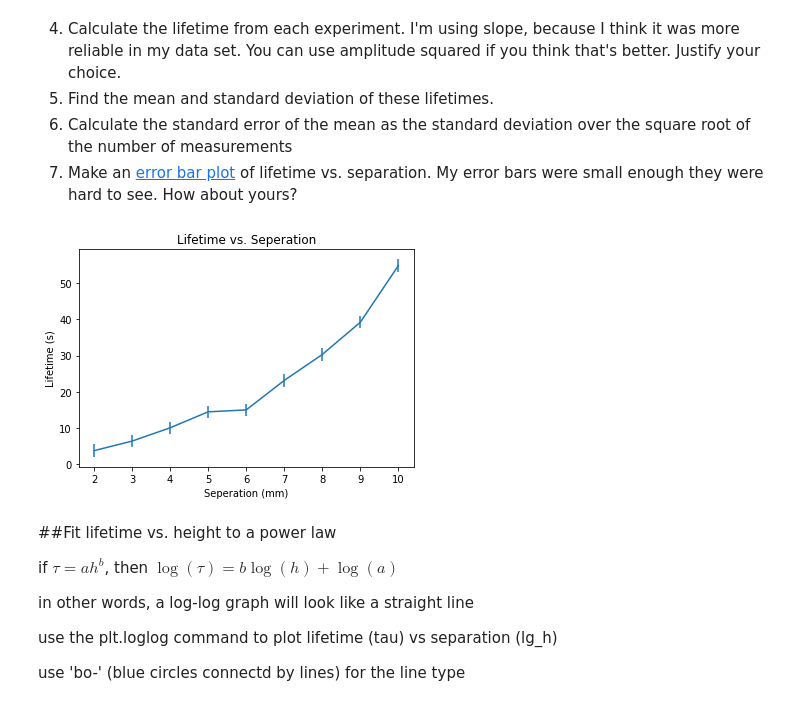
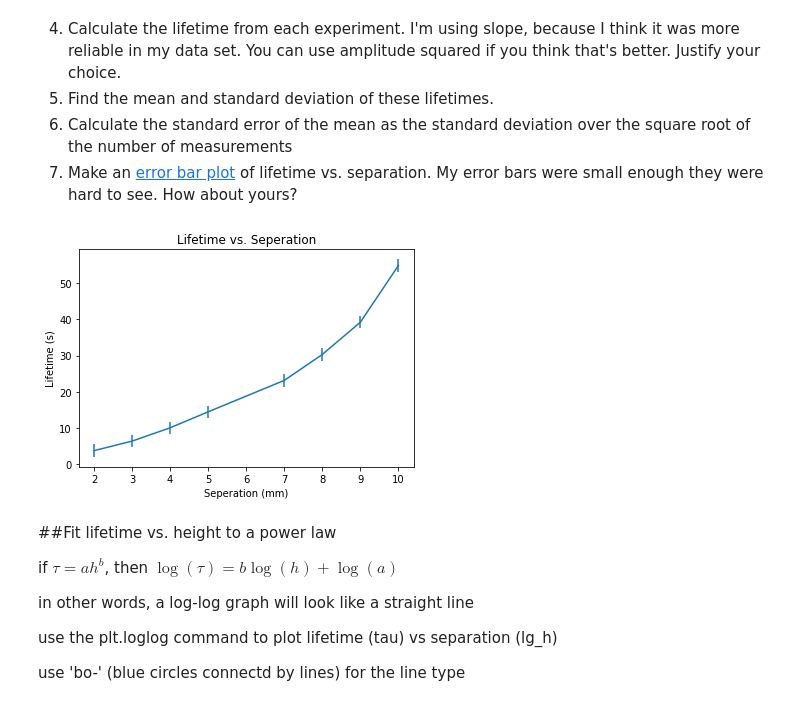
Before and after one commit to NYUExperimentalPhysics1-2021/labanalysis2-seennotheard, a Jupyter notebook: LabAnalysis2.ipynb, the cells around one changed output. Saved outputs shown, nothing was run; the diff lists cells and outputs as text; code cells hidden in the pictures.

```diff
--- a/LabAnalysis2.ipynb
+++ b/LabAnalysis2.ipynb
@@ -339,8 +339,11 @@ We need to do the following:
   1. Calculate the standard error of the mean as the standard deviation over the square root of the number of measurements
 1. Make an [error bar plot](https://physics.nyu.edu/pine/pymanual/html/chap5/chap5_plot.html#error-bars) of lifetime vs. separation. My error bars were small enough they were hard to see. How about yours?
 # %%
-lg_dir = ["2mm", "3mm", "4mm", "5mm", "6mm", "7mm", "8mm", "9mm", "10mm"] #replace with your directory names
-lg_h = np.array((2,3,4,5,6,7,8,9,10),'float') #replace with your distances
+#lg_dir = ["2mm", "3mm", "4mm", "5mm", "6mm", "7mm", "8mm", "9mm", "10mm"] #replace with your directory names
+#lg_h = np.array((2,3,4,5,6,7,8,9,10),'float') #replace with your distances
+#threw out 6mm bc outlier
+lg_dir = ["2mm", "3mm", "4mm", "5mm", "7mm", "8mm", "9mm", "10mm"] #replace with your directory names
+lg_h = np.array((2,3,4,5,7,8,9,10),'float') #replace with your distances
 maxtime = [-1] * len(lg_dir) #[-1, -1, -1, -1, -1, -1, -1, -1, -1] - you can explicitly define times for some or all directories if the default of 1.5 lifetimes isn't good for you
 
 #initialize numpy arrays
@@ -353,34 +356,34 @@ for i in range(len(lg_dir)):
     lifetime = []
     #if maxtime isn't defined, then calculate lifetime and use 1.5 lifetimes as the max time
     if (maxtime[i] <= 0):
       for file in largeSlope[key]:
         time, slope, number = loadSlopeFile(file)
         if (len(time) > 4):
           #CODE 14: two lines, calculate exponential fit of slope to time - time[0] and append -1/b to lifetime list
           a,b,*_ = fitExponential(time-time[0], slope)
           lifetime.append(-1 / b)
       initial_lifetime = np.median(lifetime)
       maxtime[i] = initial_lifetime*1.5
       lifetime = []
 
     for file in largeSlope[key]:
       time, slope, number = loadSlopeFile(file, maxTime = maxtime[i])
       if (len(time) > 4):
         a,b,*_ = fitExponential(time-time[0], slope)
         lifetime.append(-1/b)
     lg_tau[i] =  sum(lifetime) / len(lifetime) #CODE 15: calculate mean of lifetime list
     lg_tau_sigma[i] = np.std(lifetime,ddof=1)
     lg_tau_sem[i] = np.sqrt(len(lifetime))#CODE 16: lg_tau_sigma[i] / square root of the number of elements in the lifetime list
 
 #CODE17: use plt.errorbar to makea plot of lg_tau vs. lg_h with yerr of lg_tau_sem
 plt.errorbar(lg_h, lg_tau, yerr = lg_tau_sem)
 #CODE18: add title (lifetime vs. separation) xlabel (separation(mm)) and ylabel (lifetime(s)). hint add a ; to the end of the last line to eliminate the annoying text message in the output
 plt.title("Lifetime vs. Seperation")
 plt.xlabel("Seperation (mm)")
 plt.ylabel("Lifetime (s)")
 plt.show()
 # %% [output]
-[figure, old version]
+[figure, new version]
 # %% [markdown]
 ##Fit lifetime vs. height to a power law
 
```
Also changed, not shown: parts of 10 cells of this notebook.
